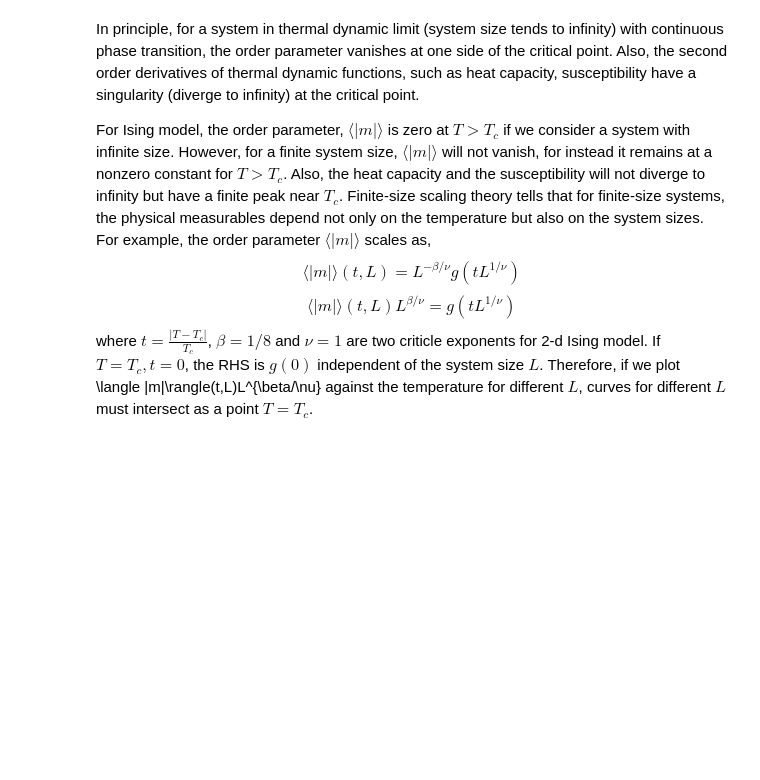
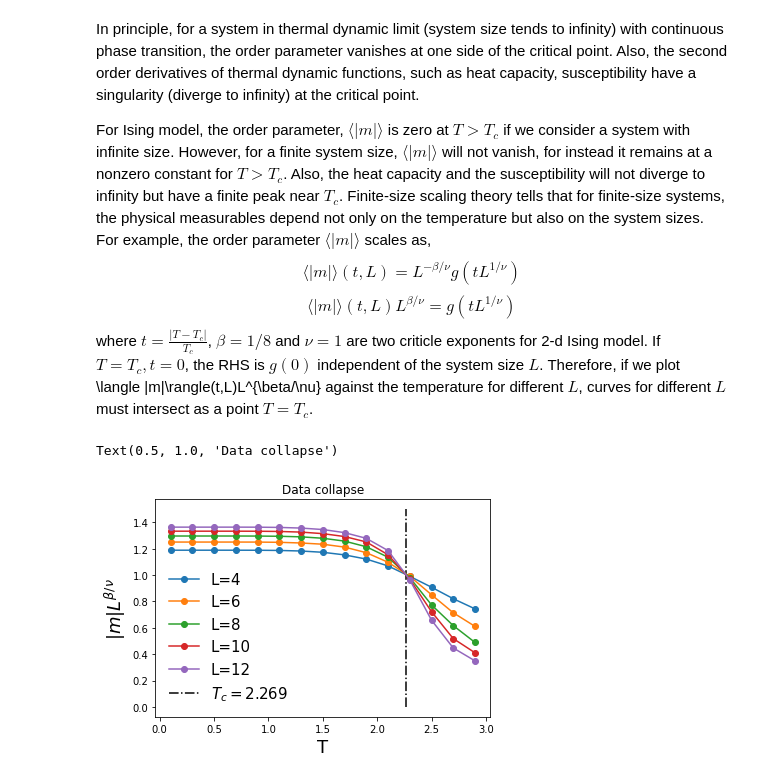
Before and after one commit to hylu666/hku-physics4150, a Jupyter notebook: 2d_classical_Ising.ipynb, the cells around one changed output. Cells and saved outputs as stored; diff of their text form; code cells hidden in the pictures; blank space fills up the shorter version.

```diff
--- a/2d_classical_Ising.ipynb
+++ b/2d_classical_Ising.ipynb
@@ -75,0 +153,14 @@ The steps are below:
+# %%
+def update_Wolff(h):
+    notvisit=list(range(d))
+    stack=[random.randint(d)]
+    notvisit.remove(stack[0])
+    while not not stack:
+        seed=stack[0]
+        stack.remove(seed)
+        for i in range(4):
+            if neighbor[seed,i] in notvisit and h[seed]==h[neighbor[seed,i]] and random.random()<bprob:
+                stack.append(neighbor[seed,i])
+                notvisit.remove(neighbor[seed,i])
+        h[seed]=1- h[seed]
+    return h
@@ -86,3 +223,15 @@ $$
 \langle |m|\rangle(t,L)L^{\beta/\nu}=g(tL^{1/\nu})
 $$
 where $t=\frac{|T-T_c|}{T_c}$, $\beta = 1/8$ and $\nu=1$ are two criticle exponents for 2-d Ising model. If $T=T_c, t=0$, the RHS is $g(0)$ independent of the system size $L$. Therefore, if we plot \langle |m|\rangle(t,L)L^{\beta/\nu} against the temperature for different $L$, curves for different $L$ must intersect as a point $T=T_c$.
+# %%
+for i in range(np.size(L_list)):
+    plt.plot(T_list,mz_mean[i,:]*L_list[i]**(1/8),marker="o",label="L="+str(L_list[i]))
+
+plt.vlines(2.269,0,1.5,linestyles='-.',label="$T_c=2.269$")
+plt.legend(frameon=False,fancybox=True,numpoints=1,prop = {'size':15,'family':'Times New Roman'})
+plt.xlabel("T",fontsize=18,fontname='Times New Roman')
+plt.ylabel(r"$|m|L^{\beta/\nu}$",fontsize=18,fontname='Times New Roman')
+plt.title("Data collapse")
+# %% [output]
+Text(0.5, 1.0, 'Data collapse')
+[figure, added]
```
Also changed, not shown: parts of 11 cells of this notebook.
